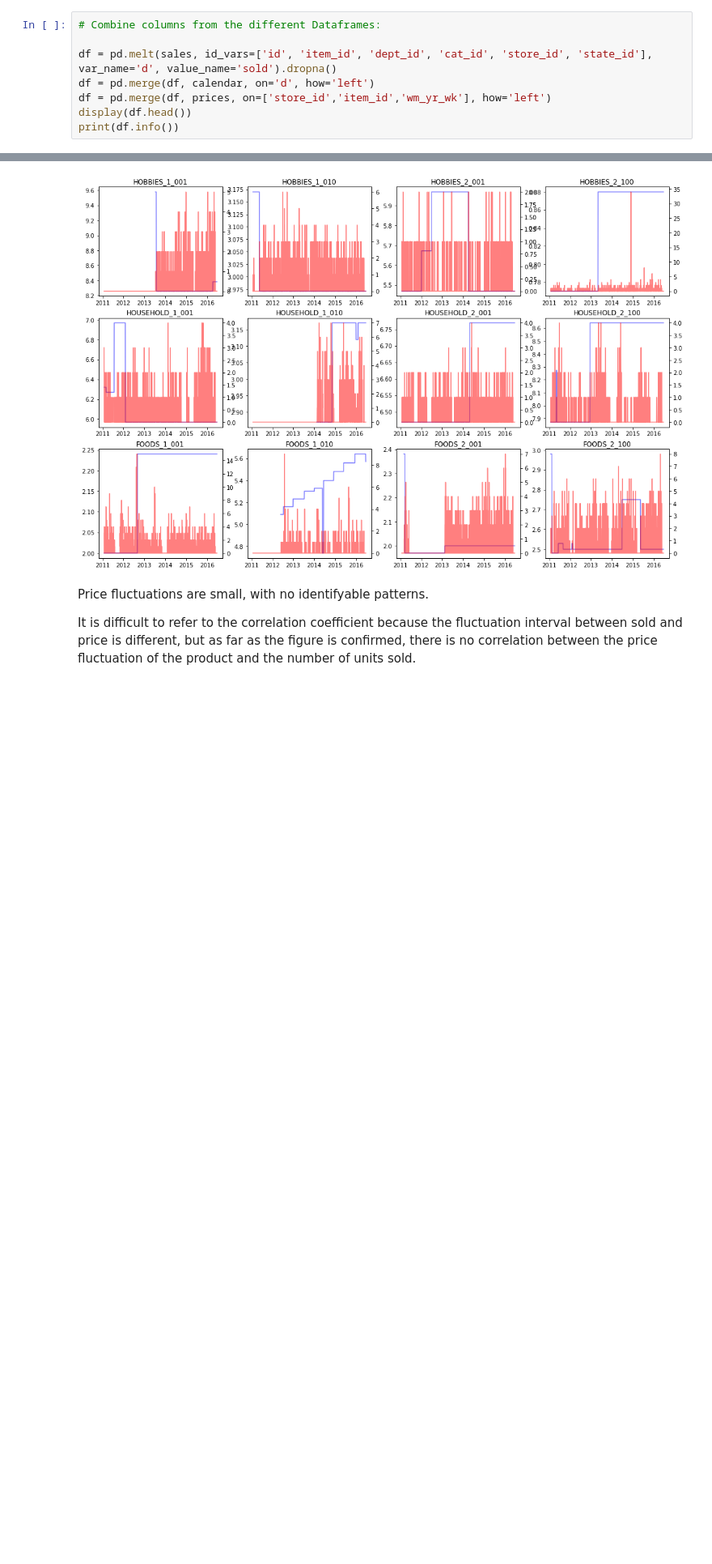
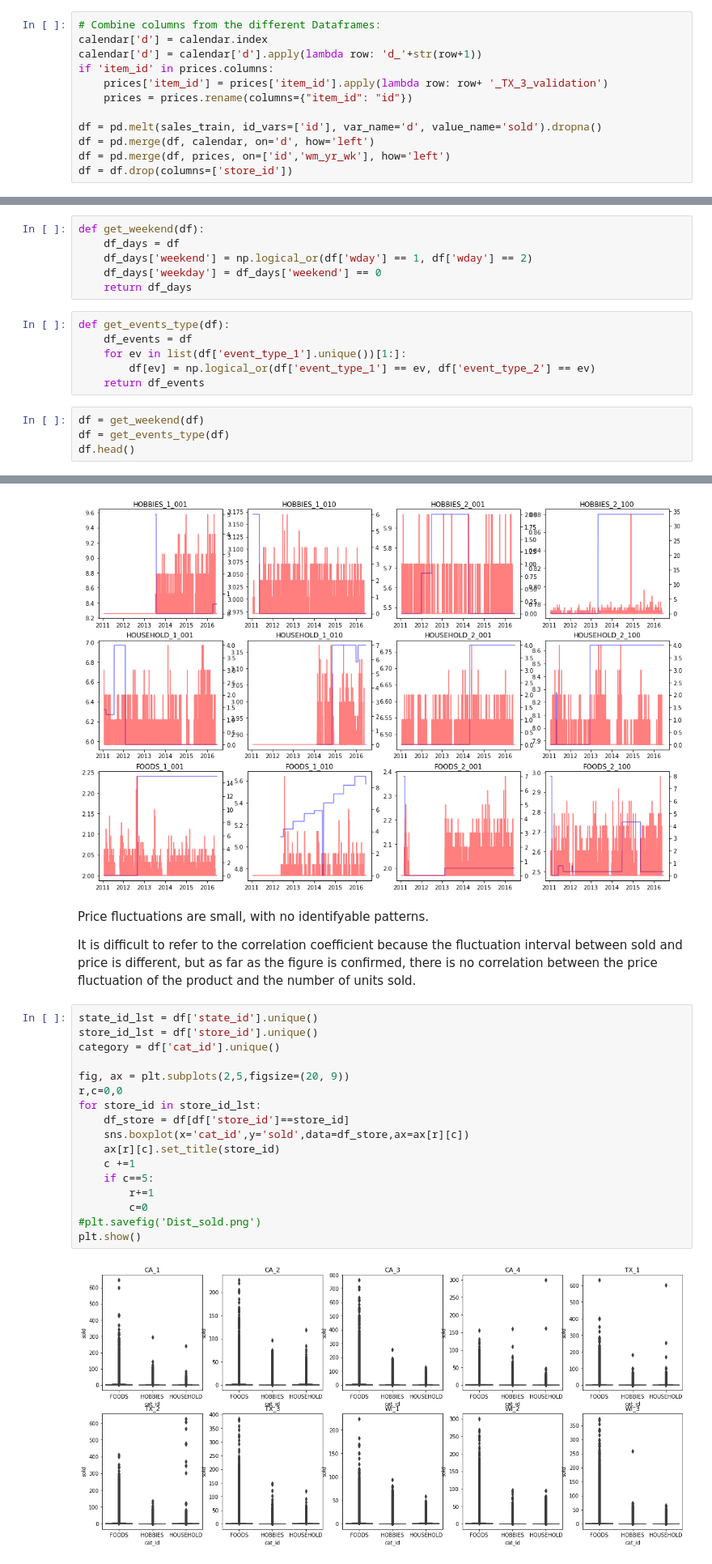
Before and after one commit to paula-sorolla/AFCS-M5, a Jupyter notebook: EDA.ipynb, the cells around one changed output, grey strips where cells are left out. Shown at 81% size. Cells and saved outputs as stored; diff of their text form; blank space fills up the shorter version.

```diff
--- a/EDA.ipynb
+++ b/EDA.ipynb
@@ -83,8 +90,12 @@ None
 # %%
 # Combine columns from the different Dataframes:
+calendar['d'] = calendar.index
+calendar['d'] = calendar['d'].apply(lambda row: 'd_'+str(row+1))
+if 'item_id' in prices.columns:
+    prices['item_id'] = prices['item_id'].apply(lambda row: row+ '_TX_3_validation')
+    prices = prices.rename(columns={"item_id": "id"})
 
-df = pd.melt(sales, id_vars=['id', 'item_id', 'dept_id', 'cat_id', 'store_id', 'state_id'], var_name='d', value_name='sold').dropna()
+df = pd.melt(sales_train, id_vars=['id'], var_name='d', value_name='sold').dropna()
 df = pd.merge(df, calendar, on='d', how='left')
-df = pd.merge(df, prices, on=['store_id','item_id','wm_yr_wk'], how='left')
-display(df.head())
-print(df.info())
+df = pd.merge(df, prices, on=['id','wm_yr_wk'], how='left')
+df = df.drop(columns=['store_id'])
@@ -114,0 +115,16 @@ None
+# %%
+def get_weekend(df):
+    df_days = df
+    df_days['weekend'] = np.logical_or(df['wday'] == 1, df['wday'] == 2)
+    df_days['weekday'] = df_days['weekend'] == 0
+    return df_days
+# %%
+def get_events_type(df):
+    df_events = df
+    for ev in list(df['event_type_1'].unique())[1:]:
+        df[ev] = np.logical_or(df['event_type_1'] == ev, df['event_type_2'] == ev)
+    return df_events
+# %%
+df = get_weekend(df)
+df = get_events_type(df)
+df.head()
@@ -156,3 +179,22 @@ FOODS_2_100 sold/price: -0.04212269256421
 Price fluctuations are small, with no identifyable patterns.
 
 It is difficult to refer to the correlation coefficient because the fluctuation interval between sold and price is different, but as far as the figure is confirmed, there is no correlation between the price fluctuation of the product and the number of units sold.
+# %%
+state_id_lst = df['state_id'].unique()
+store_id_lst = df['store_id'].unique()
+category = df['cat_id'].unique()
+
+fig, ax = plt.subplots(2,5,figsize=(20, 9))
+r,c=0,0
+for store_id in store_id_lst:
+    df_store = df[df['store_id']==store_id]
+    sns.boxplot(x='cat_id',y='sold',data=df_store,ax=ax[r][c])
+    ax[r][c].set_title(store_id)
+    c +=1
+    if c==5:
+        r+=1
+        c=0
+#plt.savefig('Dist_sold.png')
+plt.show()
+# %% [output]
+[figure, added]
```
Also changed, not shown: parts of 12 cells of this notebook.
